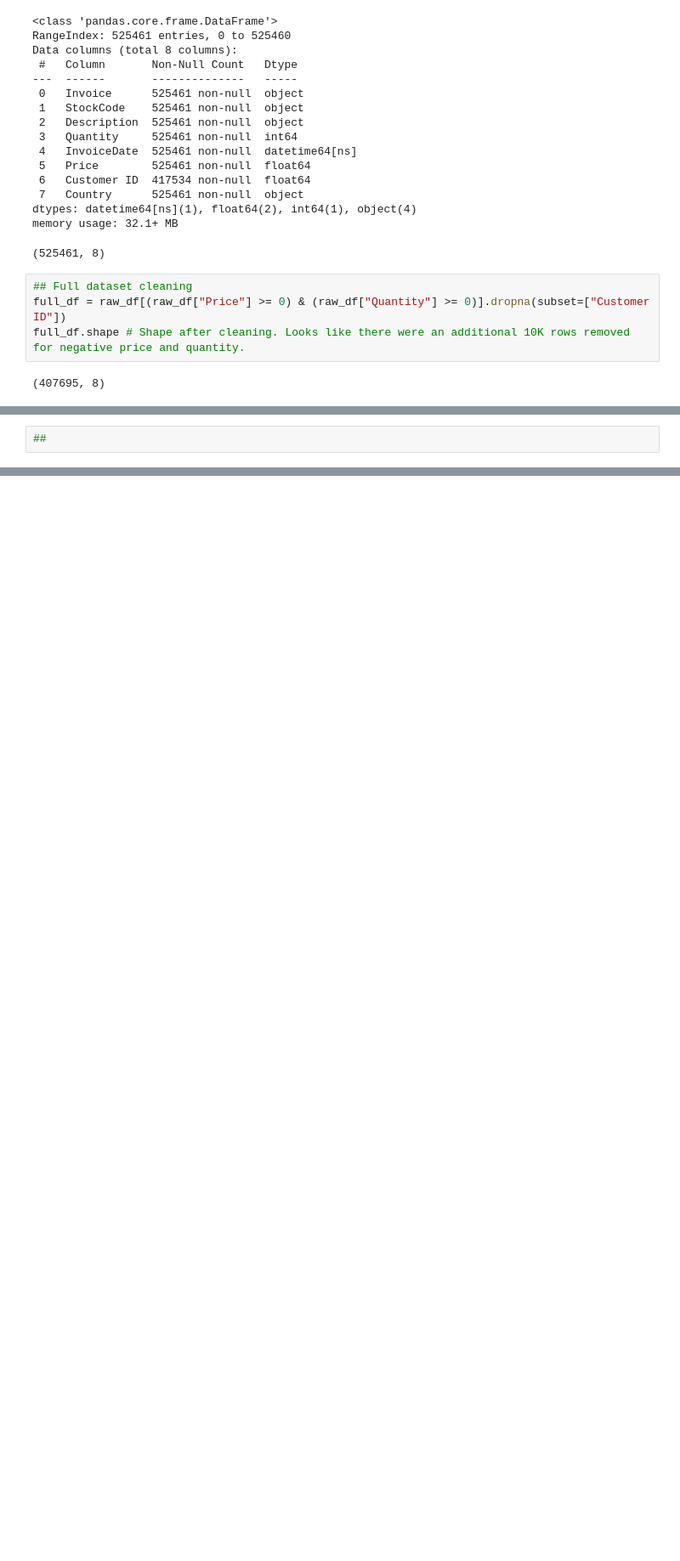
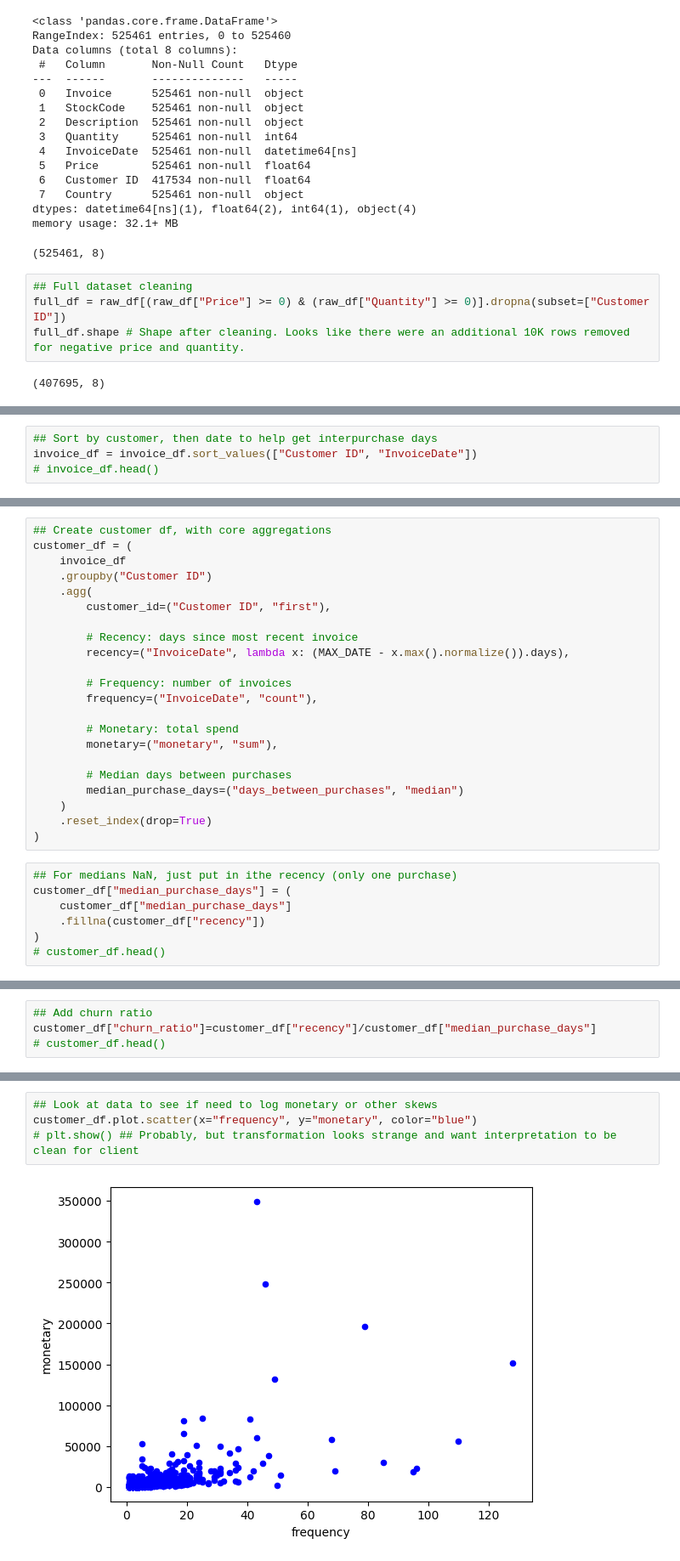
Before and after one commit to nkeeley/gifts_exercise, a Jupyter notebook: notebooks/data_exploration.ipynb, the cells around one changed output, grey strips where cells are left out. Shown at 85% size. Drawn from its saved outputs; the diff is of its cells as text; blank space fills up the shorter version.

Commit message:
all works until the plotly visualization

```diff
--- a/notebooks/data_exploration.ipynb
+++ b/notebooks/data_exploration.ipynb
@@ -118,2 +119,4 @@ Name: Invoice, dtype: object
 # %%
-##
+## Sort by customer, then date to help get interpurchase days
+invoice_df = invoice_df.sort_values(["Customer ID", "InvoiceDate"])
+# invoice_df.head()
@@ -119,0 +157,29 @@ Name: Invoice, dtype: object
+# %%
+## Create customer df, with core aggregations
+customer_df = (
+    invoice_df
+    .groupby("Customer ID")
+    .agg(
+        customer_id=("Customer ID", "first"),
+
+        # Recency: days since most recent invoice
+        recency=("InvoiceDate", lambda x: (MAX_DATE - x.max().normalize()).days),
+
+        # Frequency: number of invoices
+        frequency=("InvoiceDate", "count"),
+
+        # Monetary: total spend
+        monetary=("monetary", "sum"),
+
+        # Median days between purchases
+        median_purchase_days=("days_between_purchases", "median")
+    )
+    .reset_index(drop=True)
+)
+# %%
+## For medians NaN, just put in ithe recency (only one purchase)
+customer_df["median_purchase_days"] = (
+    customer_df["median_purchase_days"]
+    .fillna(customer_df["recency"])
+)
+# customer_df.head()
@@ -119,0 +193,4 @@ Name: Invoice, dtype: object
+# %%
+## Add churn ratio
+customer_df["churn_ratio"]=customer_df["recency"]/customer_df["median_purchase_days"]
+# customer_df.head()
@@ -119,0 +204,6 @@ Name: Invoice, dtype: object
+# %%
+## Look at data to see if need to log monetary or other skews
+customer_df.plot.scatter(x="frequency", y="monetary", color="blue")
+# plt.show() ## Probably, but transformation looks strange and want interpretation to be clean for client
+# %% [output]
+[figure, added]
```
Also changed, not shown: parts of 15 cells of this notebook.
